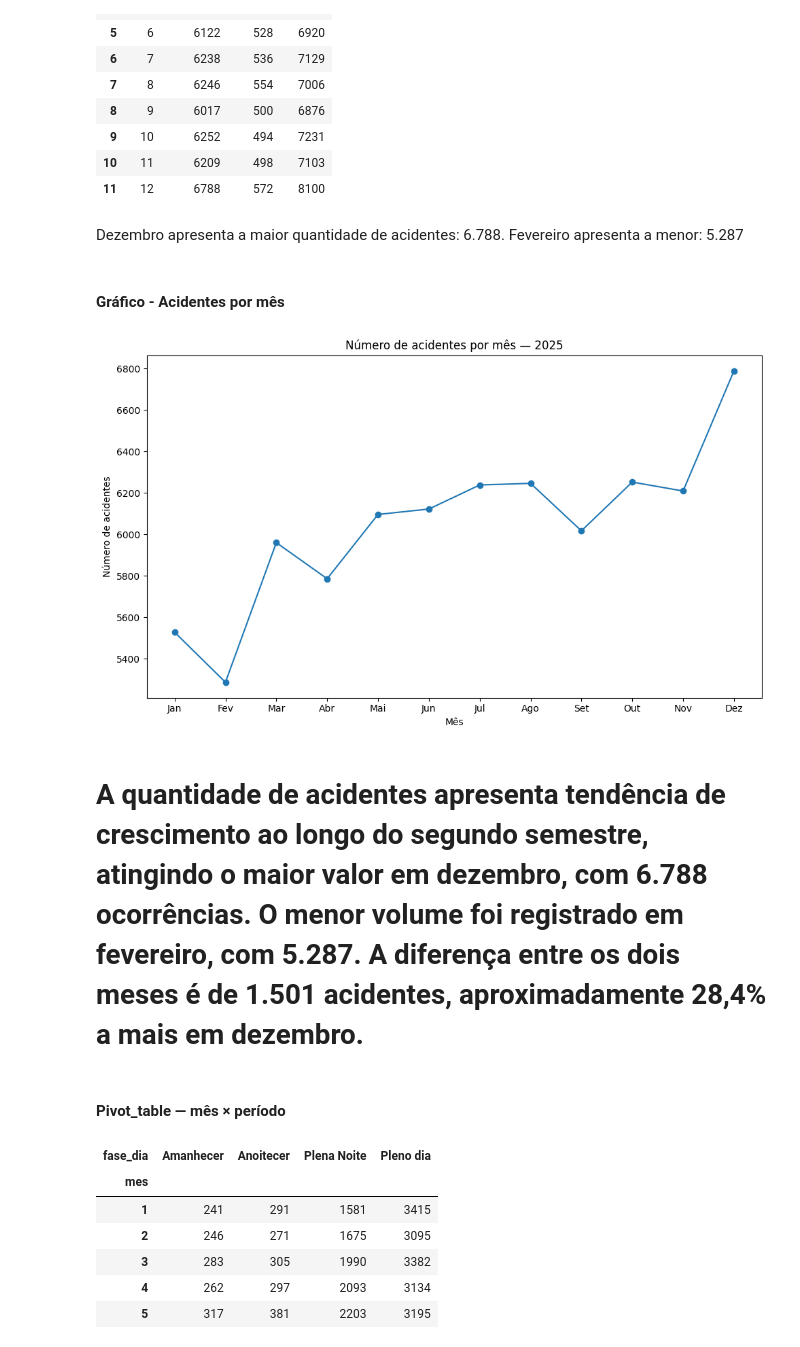
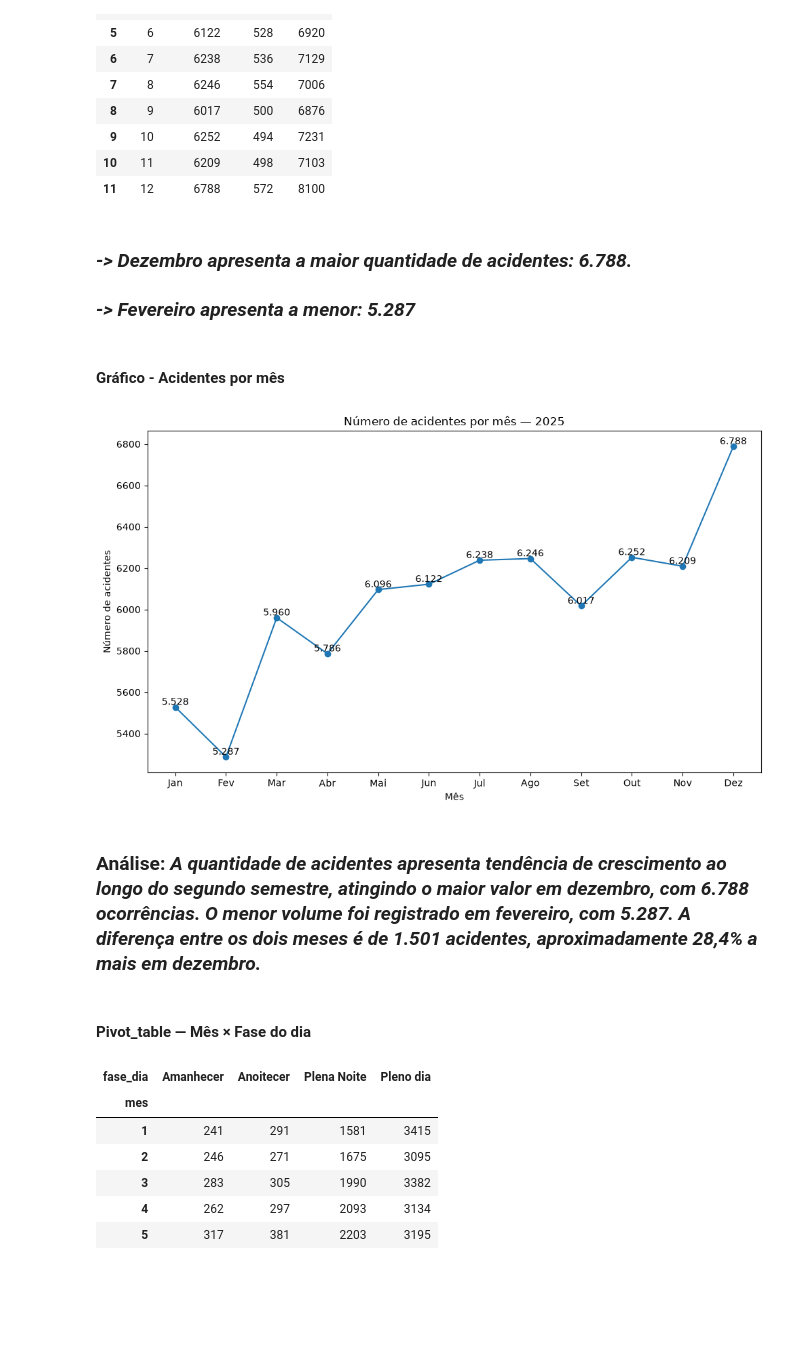
Before and after one commit to amalicef-sys/Projeto-Caixaverso-2026, a Jupyter notebook: notebook/analise_acidentes_2025.ipynb, the cells around one changed output. Drawn from its saved outputs; the diff is of its cells as text; code cells hidden in the pictures; blank space fills up the shorter version.

```diff
--- a/notebook/analise_acidentes_2025.ipynb
+++ b/notebook/analise_acidentes_2025.ipynb
@@ -2465,37 +2495,46 @@ acidentes_mes
 | 10 | 11 | 6209 | 498 | 7103 |
 | 11 | 12 | 6788 | 572 | 8100 |
 # %% [markdown]
-Dezembro apresenta a maior quantidade de acidentes: 6.788.
-Fevereiro apresenta a menor: 5.287
+### *-> Dezembro apresenta a maior quantidade de acidentes: 6.788.*
+### *-> Fevereiro apresenta a menor: 5.287*
 # %% [markdown]
 #### Gráfico - Acidentes por mês
 # %%
 meses = [
     "Jan", "Fev", "Mar", "Abr",
     "Mai", "Jun", "Jul", "Ago",
     "Set", "Out", "Nov", "Dez"
 ]
 
 plt.figure(figsize=(10, 6))
 
 plt.plot(
     meses,
     acidentes_mes["acidentes"],
     marker="o"
 )
 
+for x, y in zip(meses, acidentes_mes["acidentes"]):
+    plt.text(
+        x,
+        y,
+        f"{y:,.0f}".replace(",", "."),
+        ha="center",
+        va="bottom"
+    )
+
 plt.title("Número de acidentes por mês — 2025")
 plt.xlabel("Mês")
 plt.ylabel("Número de acidentes")
 
 plt.tight_layout()
 plt.show()
 # %% [output]
-[figure, old version]
+[figure, new version]
 # %% [markdown]
-# **A quantidade de acidentes apresenta tendência de crescimento ao longo do segundo semestre, atingindo o maior valor em dezembro, com 6.788 ocorrências. O menor volume foi registrado em fevereiro, com 5.287. A diferença entre os dois meses é de 1.501 acidentes, aproximadamente 28,4% a mais em dezembro.**
+### **Análise:** *A quantidade de acidentes apresenta tendência de crescimento ao longo do segundo semestre, atingindo o maior valor em dezembro, com 6.788 ocorrências. O menor volume foi registrado em fevereiro, com 5.287. A diferença entre os dois meses é de 1.501 acidentes, aproximadamente 28,4% a mais em dezembro.*
 # %% [markdown]
-#### Pivot_table — mês × período
+#### **Pivot_table — Mês × Fase do dia**
 # %%
 tabela_mes_periodo = pd.pivot_table(
     df,
```
Also changed, not shown: parts of 24 cells of this notebook.
